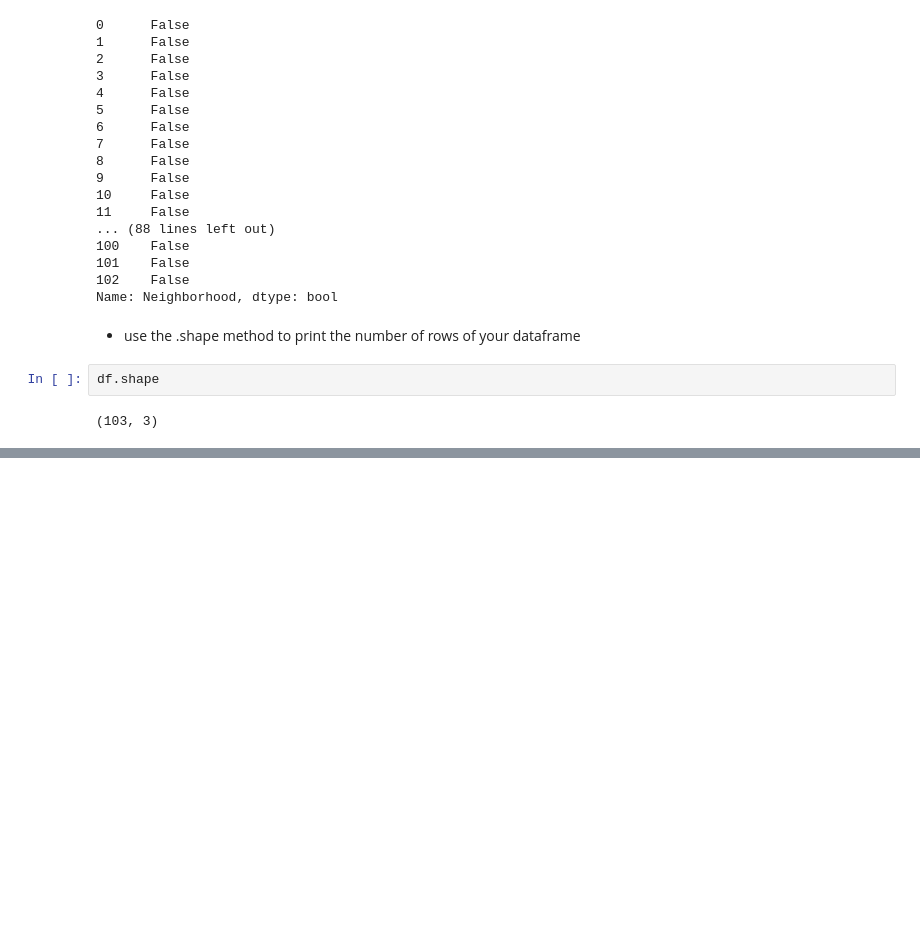
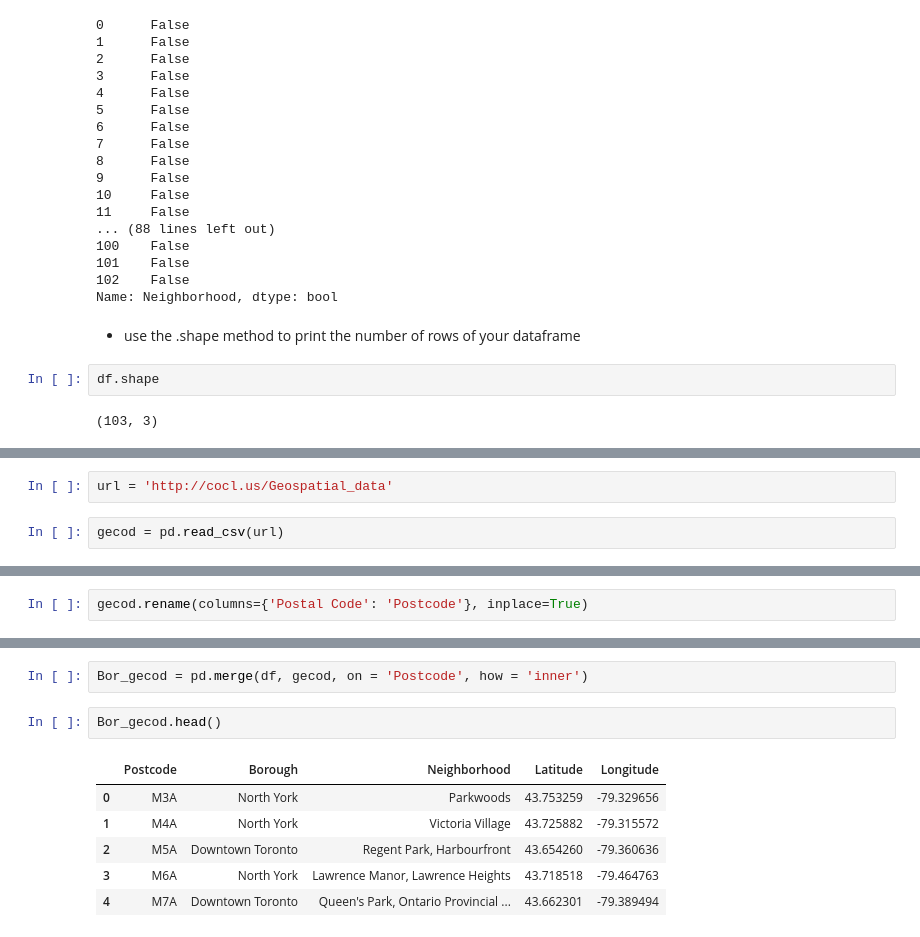
Before and after one commit to MC-01/notebook, a Jupyter notebook: Segmenting and Clustering Neighbourhoods in Toront.ipynb, the cells around one changed output, grey strips where cells are left out. Saved outputs shown, nothing was run; the diff lists cells and outputs as text; blank space fills up the shorter version.

```diff
--- a/Segmenting and Clustering Neighbourhoods in Toront.ipynb
+++ b/Segmenting and Clustering Neighbourhoods in Toront.ipynb
@@ -156,0 +161,4 @@ df.shape
+# %%
+url = 'http://cocl.us/Geospatial_data'
+# %%
+gecod = pd.read_csv(url)
@@ -156,0 +176,2 @@ df.shape
+# %%
+gecod.rename(columns={'Postal Code': 'Postcode'}, inplace=True)
@@ -156,0 +187,11 @@ df.shape
+# %%
+Bor_gecod = pd.merge(df, gecod, on = 'Postcode', how = 'inner')
+# %%
+Bor_gecod.head()
+# %% [output]
+|  | Postcode | Borough | Neighborhood | Latitude | Longitude |
+| 0 | M3A | North York | Parkwoods | 43.753259 | -79.329656 |
+| 1 | M4A | North York | Victoria Village | 43.725882 | -79.315572 |
+| 2 | M5A | Downtown Toronto | Regent Park, Harbourfront | 43.654260 | -79.360636 |
+| 3 | M6A | North York | Lawrence Manor, Lawrence Heights | 43.718518 | -79.464763 |
+| 4 | M7A | Downtown Toronto | Queen's Park, Ontario Provincial ... | 43.662301 | -79.389494 |
```
Also changed, not shown: parts of 5 cells of this notebook.
